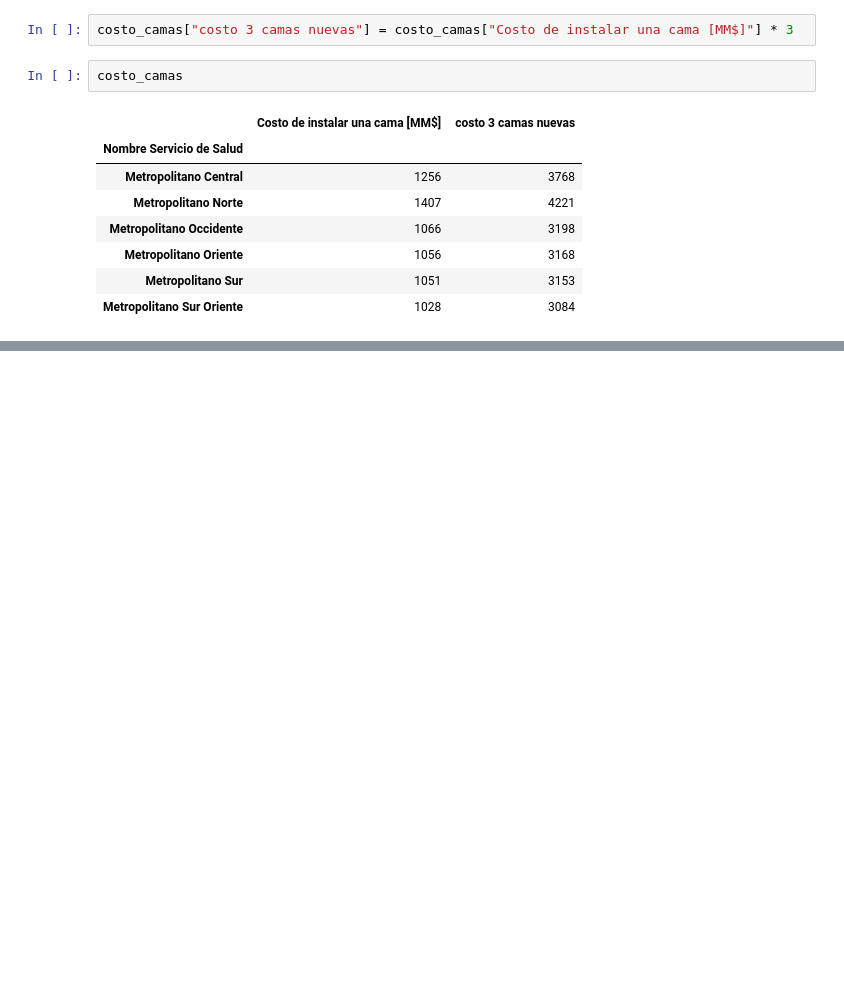
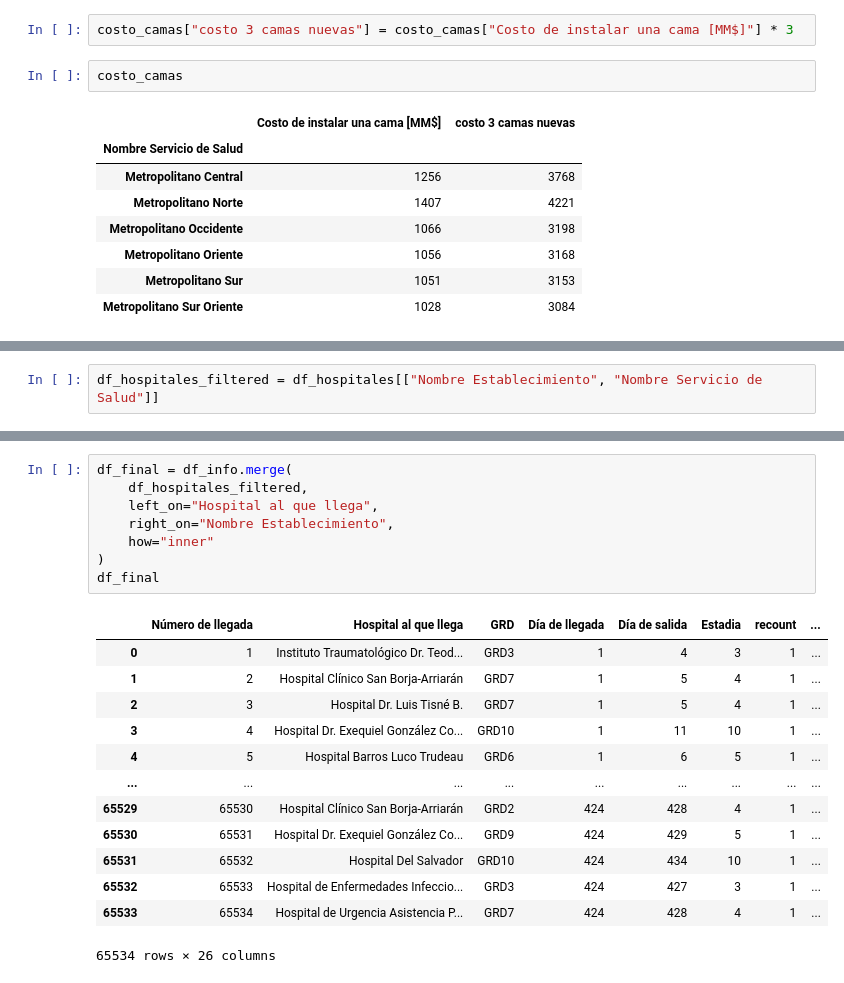
Before and after one commit to jasonssdev/Python_para_ciencia_de_datos, a Jupyter notebook: notebooks/01_jss_quiz1.ipynb, the cells around one changed output, grey strips where cells are left out. Cells and saved outputs as stored; diff of their text form; blank space fills up the shorter version.

```diff
--- a/notebooks/01_jss_quiz1.ipynb
+++ b/notebooks/01_jss_quiz1.ipynb
@@ -194,0 +464,2 @@ costo_camas
+# %%
+df_hospitales_filtered = df_hospitales[["Nombre Establecimiento", "Nombre Servicio de Salud"]]
@@ -194,0 +523,22 @@ costo_camas
+# %%
+df_final = df_info.merge(
+    df_hospitales_filtered,
+    left_on="Hospital al que llega",
+    right_on="Nombre Establecimiento",
+    how="inner"
+)
+df_final
+# %% [output]
+|  | Número de llegada | Hospital al que llega | GRD | Día de llegada | Día de salida | Estadia | recount | ... |
+| 0 | 1 | Instituto Traumatológico Dr. Teod... | GRD3 | 1 | 4 | 3 | 1 | ... |
+| 1 | 2 | Hospital Clínico San Borja-Arriarán | GRD7 | 1 | 5 | 4 | 1 | ... |
+| 2 | 3 | Hospital Dr. Luis Tisné B. | GRD7 | 1 | 5 | 4 | 1 | ... |
+| 3 | 4 | Hospital Dr. Exequiel González Co... | GRD10 | 1 | 11 | 10 | 1 | ... |
+| 4 | 5 | Hospital Barros Luco Trudeau | GRD6 | 1 | 6 | 5 | 1 | ... |
+| ... | ... | ... | ... | ... | ... | ... | ... | ... |
+| 65529 | 65530 | Hospital Clínico San Borja-Arriarán | GRD2 | 424 | 428 | 4 | 1 | ... |
+| 65530 | 65531 | Hospital Dr. Exequiel González Co... | GRD9 | 424 | 429 | 5 | 1 | ... |
+| 65531 | 65532 | Hospital Del Salvador | GRD10 | 424 | 434 | 10 | 1 | ... |
+| 65532 | 65533 | Hospital de Enfermedades Infeccio... | GRD3 | 424 | 427 | 3 | 1 | ... |
+| 65533 | 65534 | Hospital de Urgencia Asistencia P... | GRD7 | 424 | 428 | 4 | 1 | ... |
+65534 rows × 26 columns
```
Also changed, not shown: parts of 50 cells of this notebook, 7 other files.
